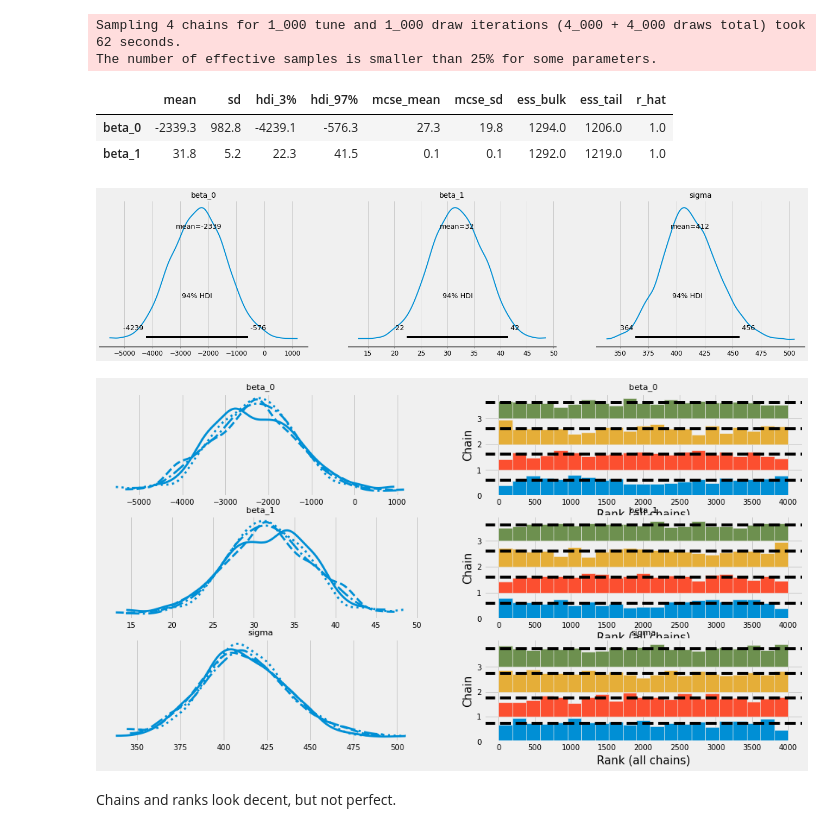
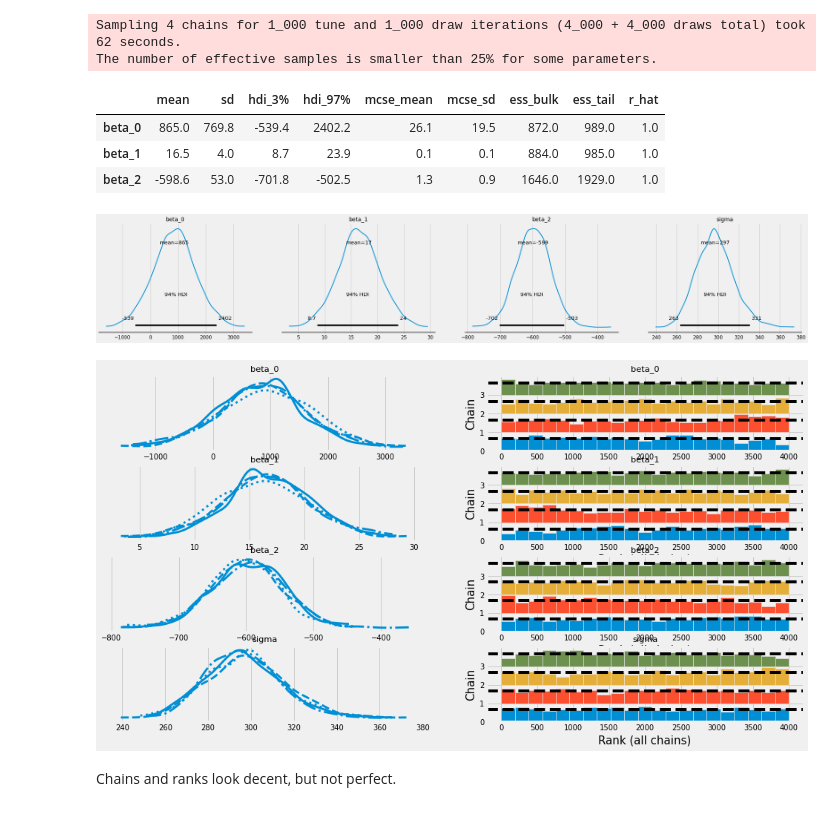
Before and after one commit to AlxndrMlk/bayesian-stuff, a Jupyter notebook: bayesian-modeling-exercises-and-notes/03 - Linear models IV - Multiple Regression (PyMC3).ipynb, the cells around one changed output. Drawn from its saved outputs; the diff is of its cells as text; code cells hidden in the pictures.

```diff
--- a/bayesian-modeling-exercises-and-notes/03 - Linear models IV - Multiple Regression (PyMC3).ipynb
+++ b/bayesian-modeling-exercises-and-notes/03 - Linear models IV - Multiple Regression (PyMC3).ipynb
@@ -91,34 +91,35 @@ Sampling 4 chains for 1_000 tune and 1_000 draw iterations (4_000 + 4_000 draws
 The number of effective samples is smaller than 25% for some parameters.
 # %%
 # Summarize
-az.summary(inference_data_adelie_flipper_reg, var_names=['beta_0', 'beta_1']).round(1)
+az.summary(inference_data_adelie_flipper_reg, var_names=['beta_0', 'beta_1', 'beta_2']).round(1)
 # %% [output]
 |  | mean | sd | hdi_3% | hdi_97% | mcse_mean | mcse_sd | ess_bulk | ess_tail | r_hat |
-| beta_0 | -2339.3 | 982.8 | -4239.1 | -576.3 | 27.3 | 19.8 | 1294.0 | 1206.0 | 1.0 |
-| beta_1 | 31.8 | 5.2 | 22.3 | 41.5 | 0.1 | 0.1 | 1292.0 | 1219.0 | 1.0 |
+| beta_0 | 865.0 | 769.8 | -539.4 | 2402.2 | 26.1 | 19.5 | 872.0 | 989.0 | 1.0 |
+| beta_1 | 16.5 | 4.0 | 8.7 | 23.9 | 0.1 | 0.1 | 884.0 | 985.0 | 1.0 |
+| beta_2 | -598.6 | 53.0 | -701.8 | -502.5 | 1.3 | 0.9 | 1646.0 | 1929.0 | 1.0 |
 # %%
 # Plot posterior
 az.plot_posterior(
     inference_data_adelie_flipper_reg,
-    var_names=['beta_0', 'beta_1', 'sigma'],
+    var_names=['beta_0', 'beta_1', 'beta_2', 'sigma'],
     textsize=12,
     lw=2
 )
 plt.show()
 # %% [output]
-[figure, old version]
+[figure, new version]
 # %%
 # Plot traces
 az.plot_trace(
     inference_data_adelie_flipper_reg,
-    var_names=['beta_0', 'beta_1', 'sigma'],
+    var_names=['beta_0', 'beta_1', 'beta_2', 'sigma'],
     compact=True,
     figsize=(15, 8),
     divergences="bottom",
     kind="rank_bars")
 plt.show()
 # %% [output]
-[figure, old version]
+[figure, new version]
 # %% [markdown]
 Chains and ranks look decent, but not perfect.
 # %%
```
Also changed, not shown: parts of 11 cells of this notebook, 1 other file.
